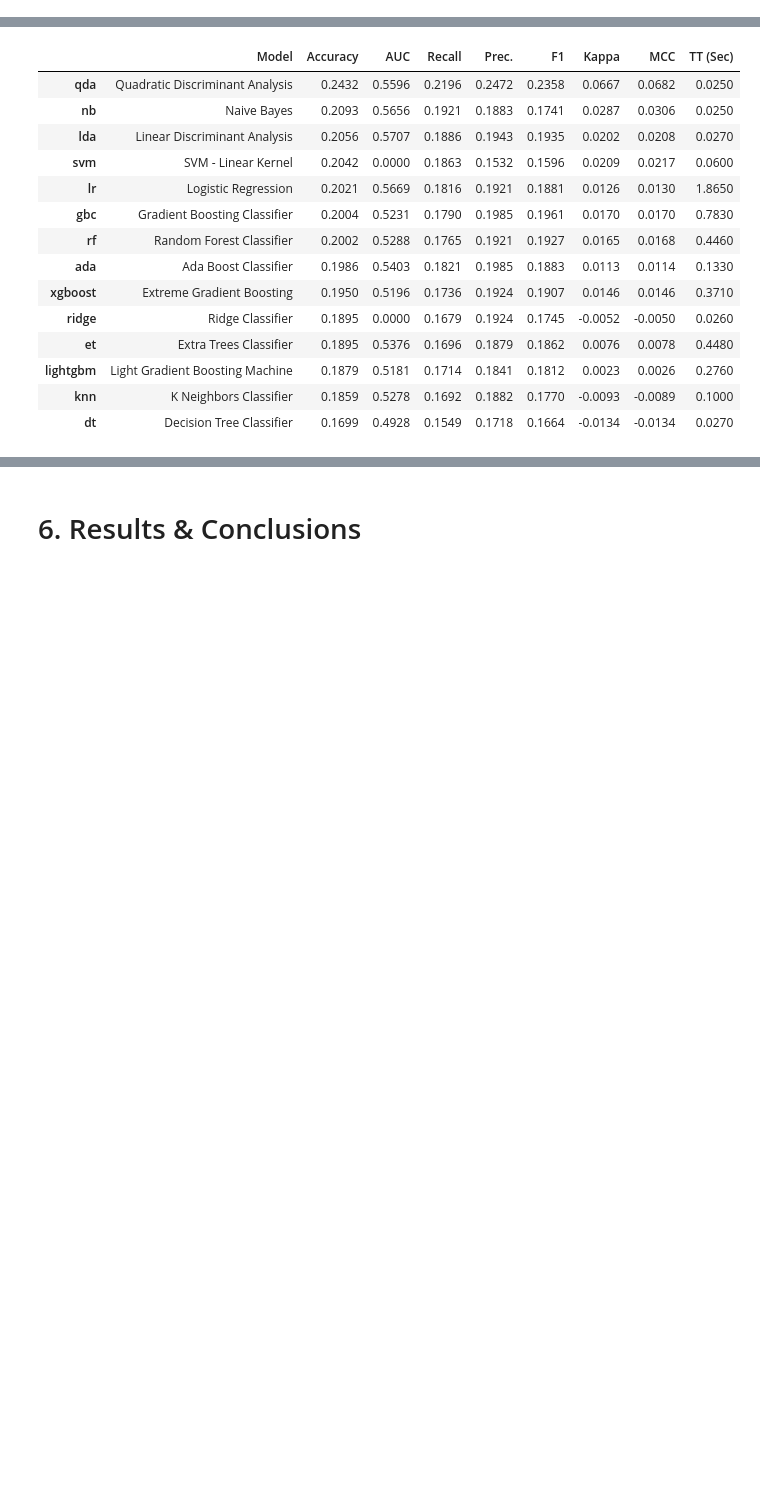
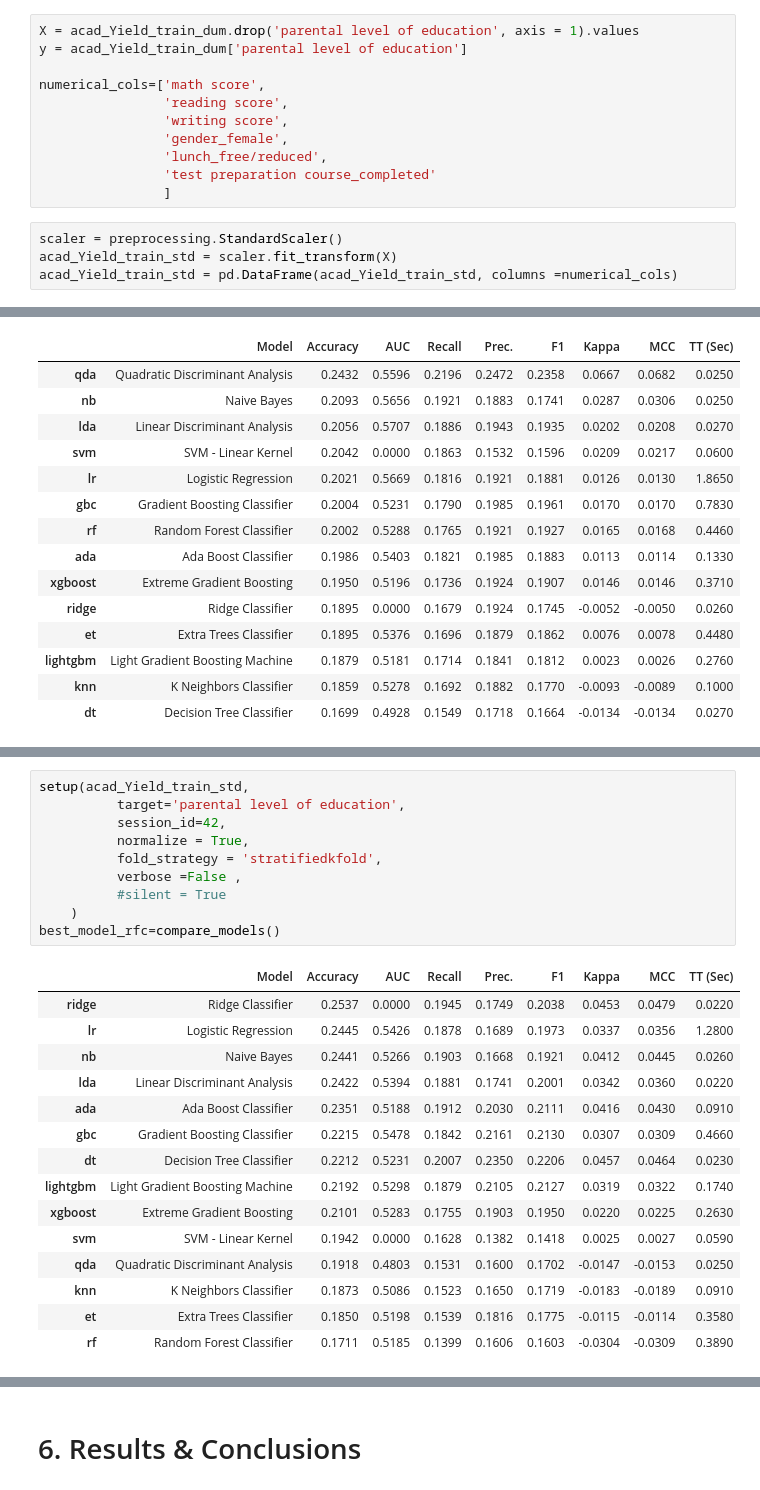
Before and after one commit to MarkusHumetus/-Hackathon_Talent_Squad_III_DS, a Jupyter notebook: main_Notebook.ipynb, the cells around one changed output, grey strips where cells are left out. Drawn from its saved outputs; the diff is of its cells as text; blank space fills up the shorter version.

```diff
--- a/main_Notebook.ipynb
+++ b/main_Notebook.ipynb
@@ -176,0 +268,15 @@ Report 'C:\Users\march\000 Treball Ju`yter 000\Hackathons\\-Hackathon_Talent_Squ
+# %%
+X = acad_Yield_train_dum.drop('parental level of education', axis = 1).values
+y = acad_Yield_train_dum['parental level of education']
+
+numerical_cols=['math score',
+                'reading score',
+                'writing score',
+                'gender_female',
+                'lunch_free/reduced',
+                'test preparation course_completed'
+                ]
+# %%
+scaler = preprocessing.StandardScaler()
+acad_Yield_train_std = scaler.fit_transform(X)
+acad_Yield_train_std = pd.DataFrame(acad_Yield_train_std, columns =numerical_cols)
@@ -206,0 +390,26 @@ best_model_rfc=compare_models()
+# %%
+setup(acad_Yield_train_std,
+          target='parental level of education',
+          session_id=42,
+          normalize = True,
+          fold_strategy = 'stratifiedkfold',
+          verbose =False ,
+          #silent = True
+    )
+best_model_rfc=compare_models()
+# %% [output]
+|  | Model | Accuracy | AUC | Recall | Prec. | F1 | Kappa | MCC | TT (Sec) |
+| ridge | Ridge Classifier | 0.2537 | 0.0000 | 0.1945 | 0.1749 | 0.2038 | 0.0453 | 0.0479 | 0.0220 |
+| lr | Logistic Regression | 0.2445 | 0.5426 | 0.1878 | 0.1689 | 0.1973 | 0.0337 | 0.0356 | 1.2800 |
+| nb | Naive Bayes | 0.2441 | 0.5266 | 0.1903 | 0.1668 | 0.1921 | 0.0412 | 0.0445 | 0.0260 |
+| lda | Linear Discriminant Analysis | 0.2422 | 0.5394 | 0.1881 | 0.1741 | 0.2001 | 0.0342 | 0.0360 | 0.0220 |
+| ada | Ada Boost Classifier | 0.2351 | 0.5188 | 0.1912 | 0.2030 | 0.2111 | 0.0416 | 0.0430 | 0.0910 |
+| gbc | Gradient Boosting Classifier | 0.2215 | 0.5478 | 0.1842 | 0.2161 | 0.2130 | 0.0307 | 0.0309 | 0.4660 |
+| dt | Decision Tree Classifier | 0.2212 | 0.5231 | 0.2007 | 0.2350 | 0.2206 | 0.0457 | 0.0464 | 0.0230 |
+| lightgbm | Light Gradient Boosting Machine | 0.2192 | 0.5298 | 0.1879 | 0.2105 | 0.2127 | 0.0319 | 0.0322 | 0.1740 |
+| xgboost | Extreme Gradient Boosting | 0.2101 | 0.5283 | 0.1755 | 0.1903 | 0.1950 | 0.0220 | 0.0225 | 0.2630 |
+| svm | SVM - Linear Kernel | 0.1942 | 0.0000 | 0.1628 | 0.1382 | 0.1418 | 0.0025 | 0.0027 | 0.0590 |
+| qda | Quadratic Discriminant Analysis | 0.1918 | 0.4803 | 0.1531 | 0.1600 | 0.1702 | -0.0147 | -0.0153 | 0.0250 |
+| knn | K Neighbors Classifier | 0.1873 | 0.5086 | 0.1523 | 0.1650 | 0.1719 | -0.0183 | -0.0189 | 0.0910 |
+| et | Extra Trees Classifier | 0.1850 | 0.5198 | 0.1539 | 0.1816 | 0.1775 | -0.0115 | -0.0114 | 0.3580 |
+| rf | Random Forest Classifier | 0.1711 | 0.5185 | 0.1399 | 0.1606 | 0.1603 | -0.0304 | -0.0309 | 0.3890 |
```
Also changed, not shown: parts of 14 cells of this notebook, 3 other files.
